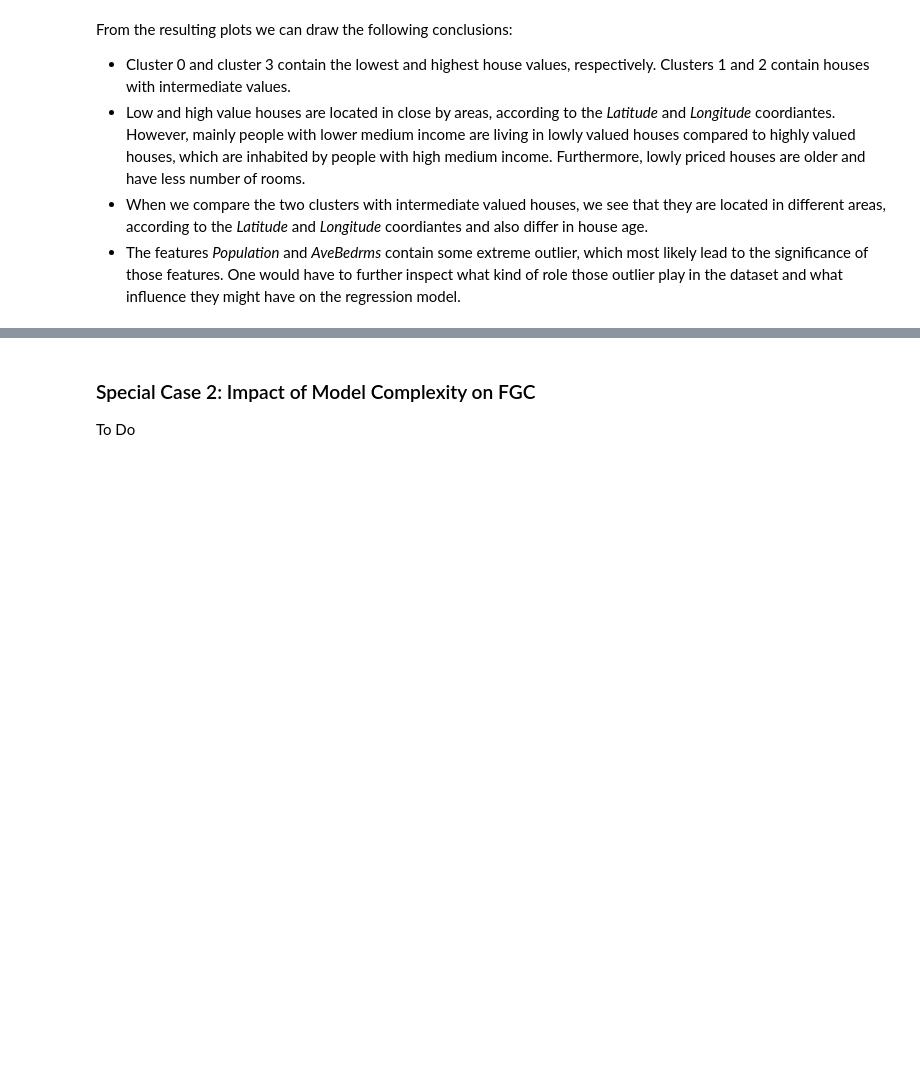
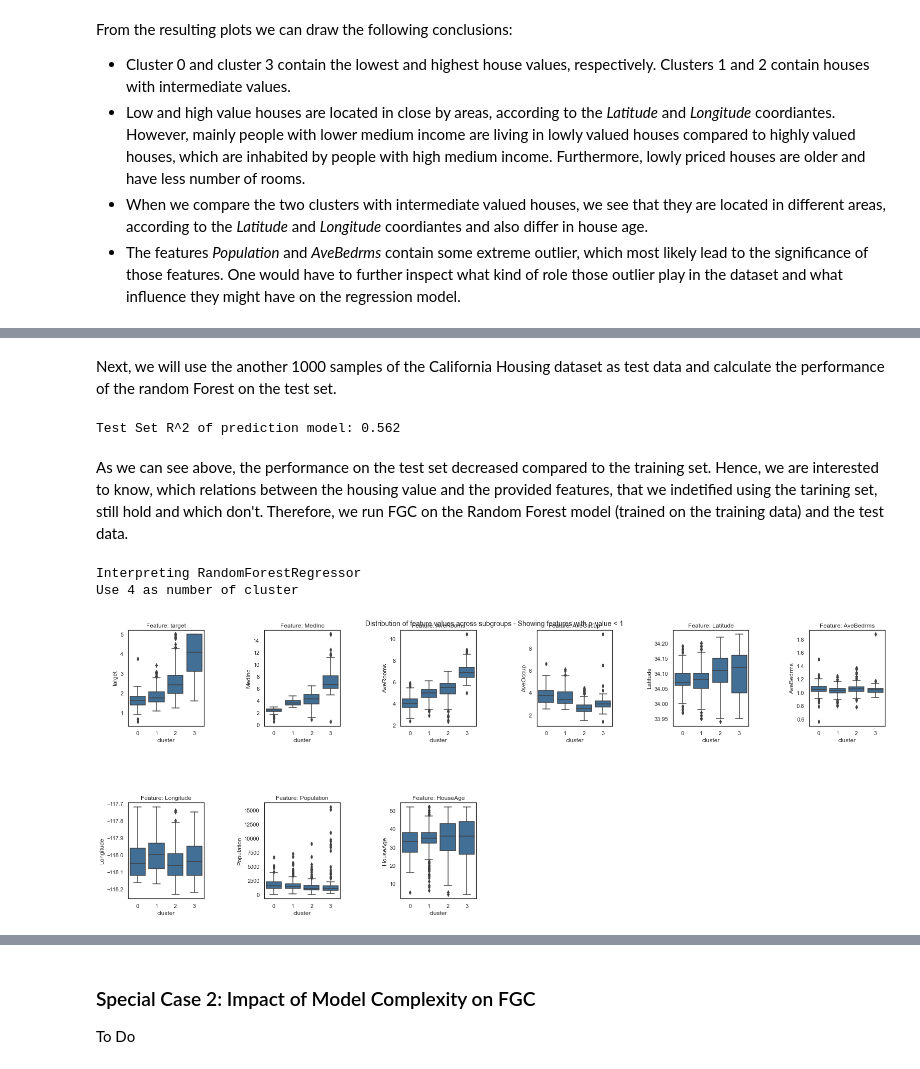
Before and after one commit to HelmholtzAI-Consultants-Munich/fg-clustering, a Jupyter notebook: tutorial.ipynb, the cells around one changed output, grey strips where cells are left out. Saved outputs shown, nothing was run; the diff lists cells and outputs as text; code cells hidden in the pictures; blank space fills up the shorter version.

```diff
--- a/tutorial.ipynb
+++ b/tutorial.ipynb
@@ -345,0 +391,22 @@ To Do
+# %% [markdown]
+Next, we will use the another 1000 samples of the California Housing dataset as test data and calculate the performance of the random Forest on the test set.
+# %%
+data_housing_test = data_housing.iloc[6000:7000]
+data_housing_test.reset_index(inplace=True, drop=True)
+X_housing_test = data_housing_test.loc[:, data_housing_test.columns != 'MedHouseVal']
+y_housing_test = data_housing_test.MedHouseVal
+
+print(f'Test Set R^2 of prediction model: {round(rf_housing.score(X_housing_test, y_housing_test),3)}')
+# %% [output]
+Test Set R^2 of prediction model: 0.562
+# %% [markdown]
+As we can see above, the performance on the test set decreased compared to the training set. Hence, we are interested to know, which relations between the housing value and the provided features, that we indetified using the tarining set, still hold and which don't. Therefore, we run FGC on the Random Forest model (trained on the training data) and the test data.
+# %%
+fgc = FgClustering(model=rf_housing, data=data_housing_test, target_column='MedHouseVal')
+fgc.run(number_of_clusters=4)
+
+fgc.plot_decision_paths(heatmap=False)
+# %% [output]
+Interpreting RandomForestRegressor
+Use 4 as number of cluster
+[figure, added]
```
Also changed, not shown: parts of 13 cells of this notebook.
